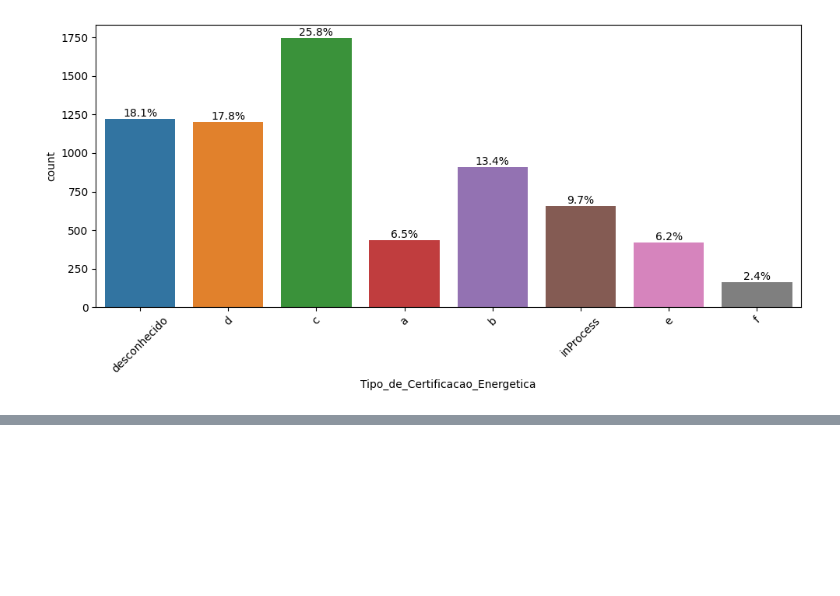
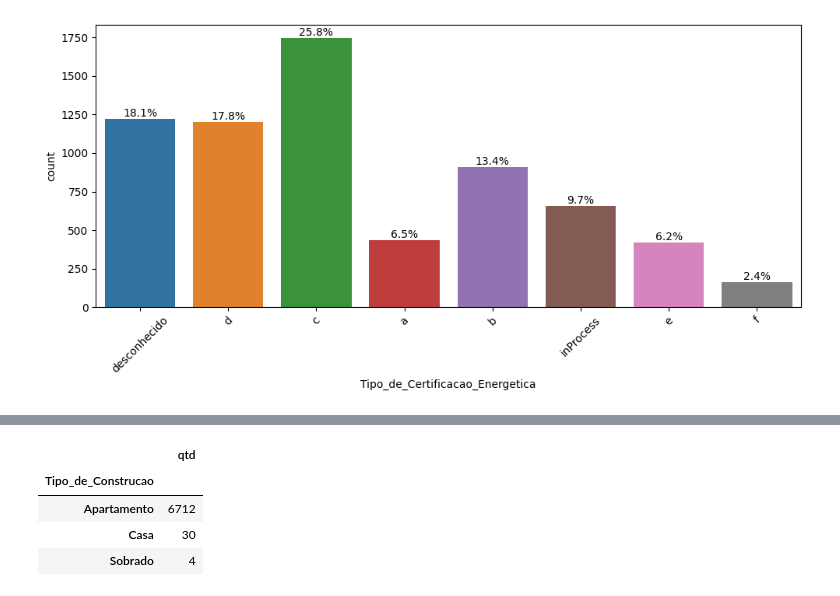
Before and after one commit to johnosd/MPAlugueisLisboa, a Jupyter notebook: src/Notebooks/8 - AnaliseExploratoria.ipynb, the cells around one changed output, grey strips where cells are left out. Drawn from its saved outputs; the diff is of its cells as text; code cells hidden in the pictures; blank space fills up the shorter version.

```diff
--- a/src/Notebooks/8 - AnaliseExploratoria.ipynb
+++ b/src/Notebooks/8 - AnaliseExploratoria.ipynb
@@ -239,0 +240,12 @@ plot_categorical(df_final,'Tipo_de_Certificacao_Energetica',show_percentage=True
+# %%
+df_final['Tipo_de_Construcao'] = df_final['Tipo_de_Construcao'].replace('1,0','Sobrado')
+df_final['Tipo_de_Construcao'] = df_final['Tipo_de_Construcao'].replace('2,0','Casa')
+df_final['Tipo_de_Construcao'] = df_final['Tipo_de_Construcao'].replace('3,0','Apartamento')
+# agrupamento por 1 coluna
+df_final.groupby('Tipo_de_Construcao').agg(qtd = ('RowId', 'count'))
+# %% [output]
+|  | qtd |
+| Tipo_de_Construcao |  |
+| Apartamento | 6712 |
+| Casa | 30 |
+| Sobrado | 4 |
```
Also changed, not shown: parts of 6 cells of this notebook, 1 other file.
